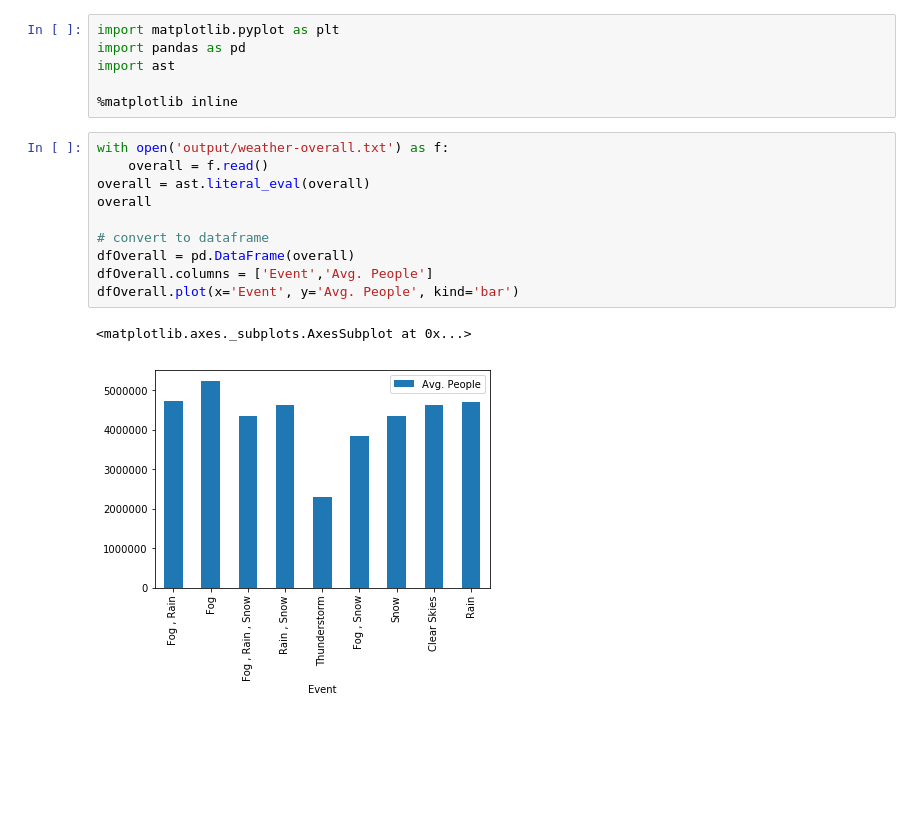
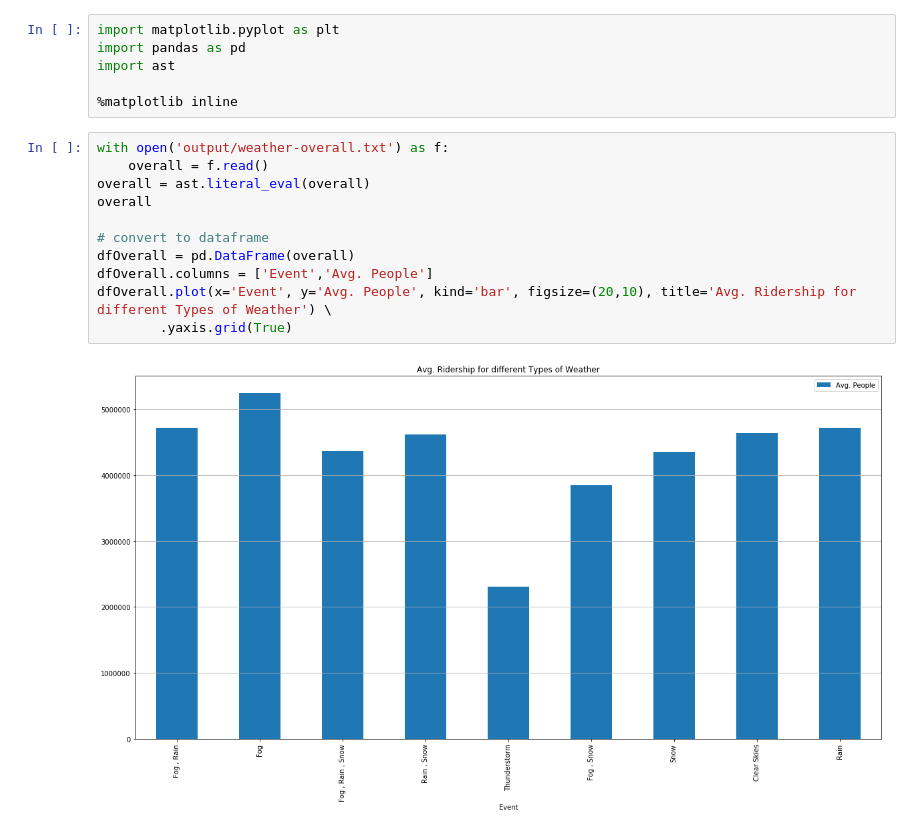
Before and after one commit to shenghuayou/MTA-Turnstile, a Jupyter notebook: Analysis - MTA Weather Effect.ipynb, the cells around one changed output. Drawn from its saved outputs; the diff is of its cells as text; blank space fills up the shorter version.

```diff
--- a/Analysis - MTA Weather Effect.ipynb
+++ b/Analysis - MTA Weather Effect.ipynb
@@ -9,16 +9,16 @@ import ast
 # %%
 with open('output/weather-overall.txt') as f:
     overall = f.read()
 overall = ast.literal_eval(overall)
 overall
 
 # convert to dataframe
 dfOverall = pd.DataFrame(overall)
 dfOverall.columns = ['Event','Avg. People']
-dfOverall.plot(x='Event', y='Avg. People', kind='bar')
+dfOverall.plot(x='Event', y='Avg. People', kind='bar', figsize=(20,10), title='Avg. Ridership for different Types of Weather') \
+        .yaxis.grid(True)
 # %% [output]
-<matplotlib.axes._subplots.AxesSubplot at 0x...>
-[figure, old version]
+[figure, new version]
 # %%
 with open('output/weather-dayweek.txt') as f:
     dayweek = f.read()
```
Also changed, not shown: parts of 1 cell of this notebook, 3 other files.
